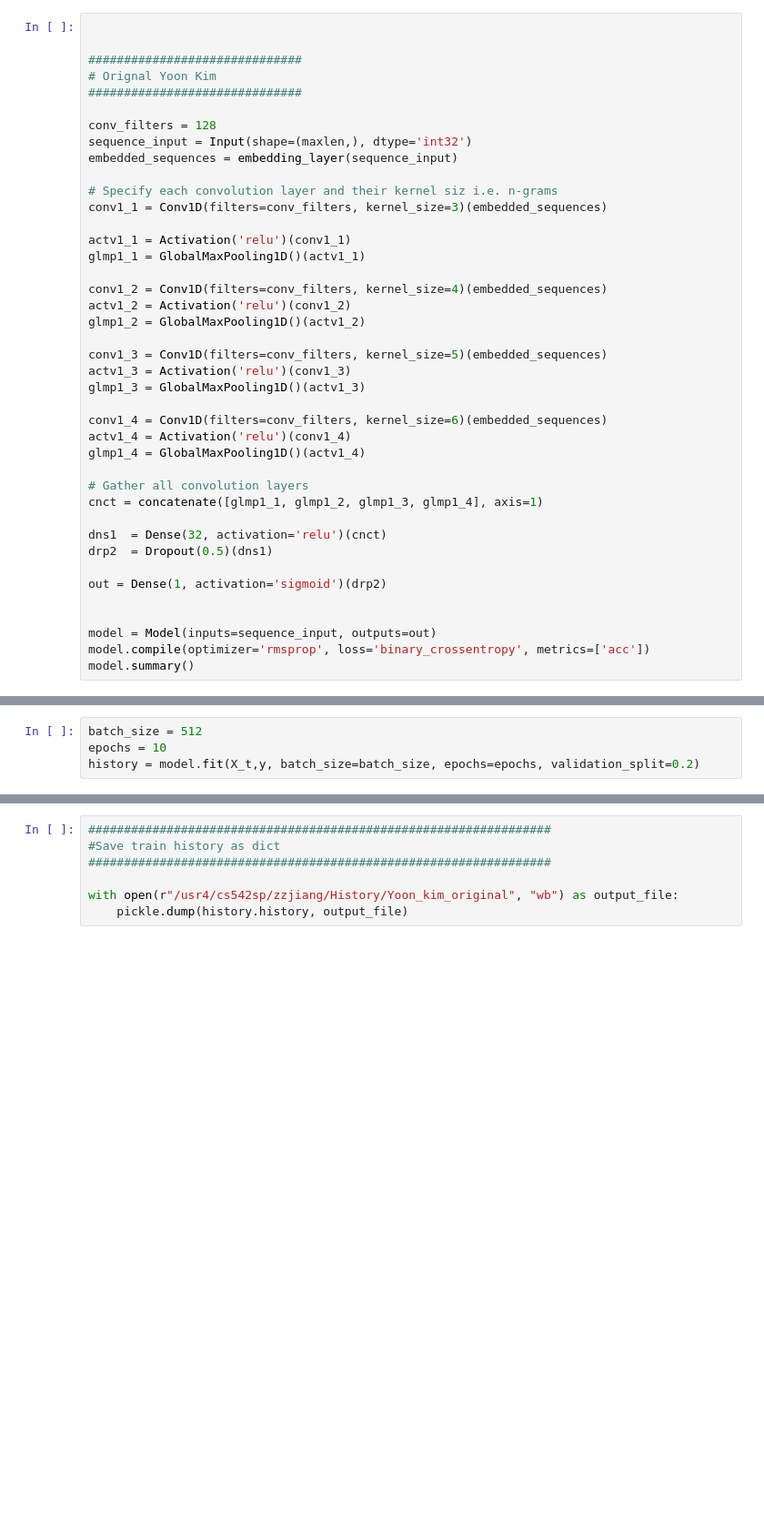
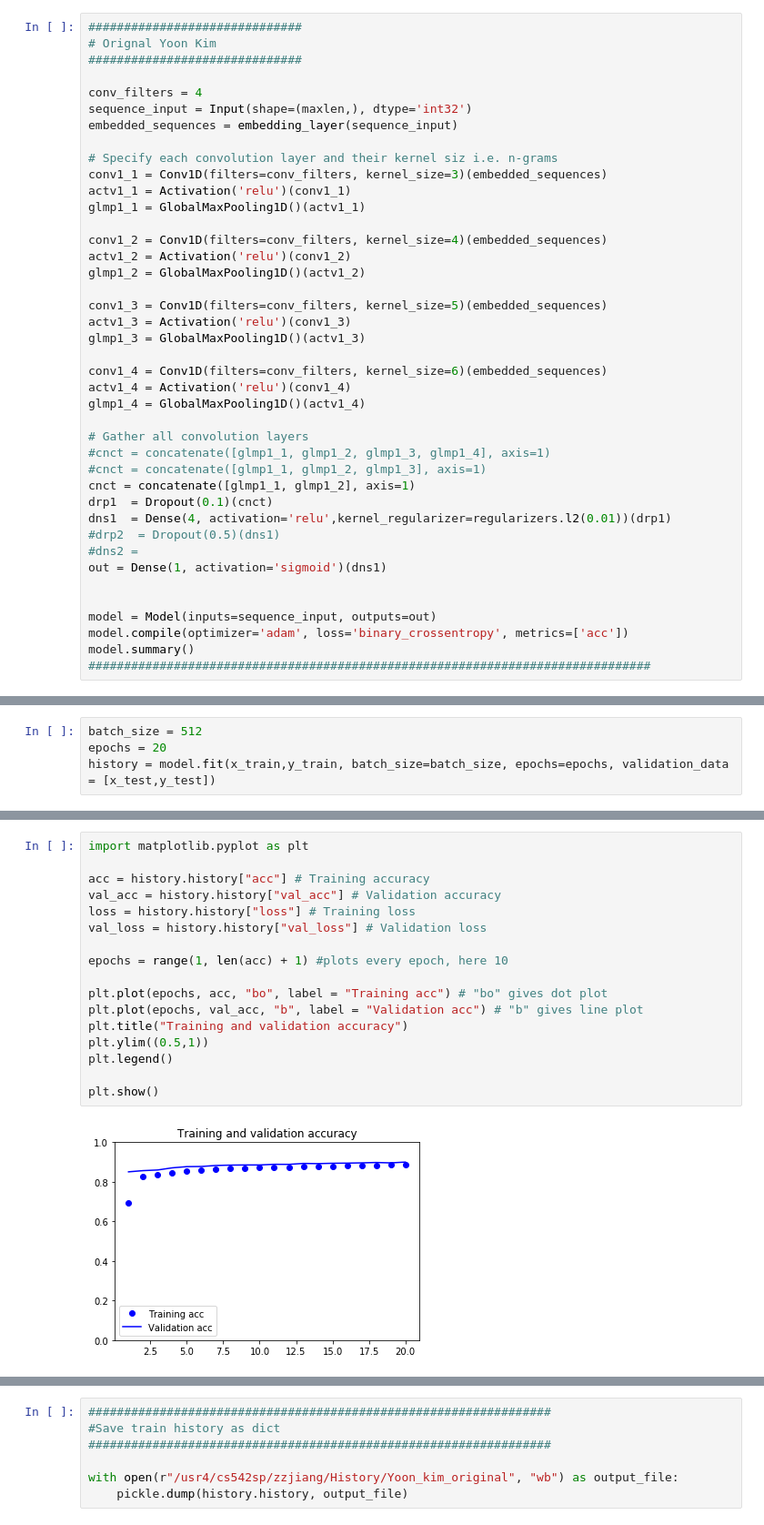
Before and after one commit to Harvey1973/Yelp-data-challenge, a Jupyter notebook: balanced_model/2_label/Yoon_kim_original.ipynb, the cells around one changed output, grey strips where cells are left out. Shown at 91% size. Drawn from its saved outputs; the diff is of its cells as text; blank space fills up the shorter version.

```diff
--- a/balanced_model/2_label/Yoon_kim_original.ipynb
+++ b/balanced_model/2_label/Yoon_kim_original.ipynb
@@ -104,17 +273,14 @@ Total 400000 word vectors in Glove 6B 100d.
 # %%
-
-
 ##############################
 # Orignal Yoon Kim
 ##############################
 
-conv_filters = 128
+conv_filters = 4
 sequence_input = Input(shape=(maxlen,), dtype='int32')
 embedded_sequences = embedding_layer(sequence_input)
 
 # Specify each convolution layer and their kernel siz i.e. n-grams
 conv1_1 = Conv1D(filters=conv_filters, kernel_size=3)(embedded_sequences)
-
 actv1_1 = Activation('relu')(conv1_1)
 glmp1_1 = GlobalMaxPooling1D()(actv1_1)
 
@@ -131,15 +297,18 @@ actv1_4 = Activation('relu')(conv1_4)
 glmp1_4 = GlobalMaxPooling1D()(actv1_4)
 
 # Gather all convolution layers
-cnct = concatenate([glmp1_1, glmp1_2, glmp1_3, glmp1_4], axis=1)
-
-dns1  = Dense(32, activation='relu')(cnct)
-drp2  = Dropout(0.5)(dns1)
-
-out = Dense(1, activation='sigmoid')(drp2)
+#cnct = concatenate([glmp1_1, glmp1_2, glmp1_3, glmp1_4], axis=1)
+#cnct = concatenate([glmp1_1, glmp1_2, glmp1_3], axis=1)
+cnct = concatenate([glmp1_1, glmp1_2], axis=1)
+drp1  = Dropout(0.1)(cnct)
+dns1  = Dense(4, activation='relu',kernel_regularizer=regularizers.l2(0.01))(drp1)
+#drp2  = Dropout(0.5)(dns1)
+#dns2 =
+out = Dense(1, activation='sigmoid')(dns1)
 
 
 model = Model(inputs=sequence_input, outputs=out)
-model.compile(optimizer='rmsprop', loss='binary_crossentropy', metrics=['acc'])
+model.compile(optimizer='adam', loss='binary_crossentropy', metrics=['acc'])
 model.summary()
+###############################################################################
 # %% [output]
@@ -163,5 +332,5 @@ ________________________________________________________________________________
 # %%
 batch_size = 512
-epochs = 10
-history = model.fit(X_t,y, batch_size=batch_size, epochs=epochs, validation_split=0.2)
+epochs = 20
+history = model.fit(x_train,y_train, batch_size=batch_size, epochs=epochs, validation_data = [x_test,y_test])
 # %% [output]
@@ -210,0 +364,19 @@ print('accuracy :{0}'.format(accuracy_score(y_pred, y_test)))
+# %%
+import matplotlib.pyplot as plt
+
+acc = history.history["acc"] # Training accuracy
+val_acc = history.history["val_acc"] # Validation accuracy
+loss = history.history["loss"] # Training loss
+val_loss = history.history["val_loss"] # Validation loss
+
+epochs = range(1, len(acc) + 1) #plots every epoch, here 10
+
+plt.plot(epochs, acc, "bo", label = "Training acc") # "bo" gives dot plot
+plt.plot(epochs, val_acc, "b", label = "Validation acc") # "b" gives line plot
+plt.title("Training and validation accuracy")
+plt.ylim((0.5,1))
+plt.legend()
+
+plt.show()
+# %% [output]
+[figure, added]
```
Also changed, not shown: parts of 25 cells of this notebook, 15 other files.
